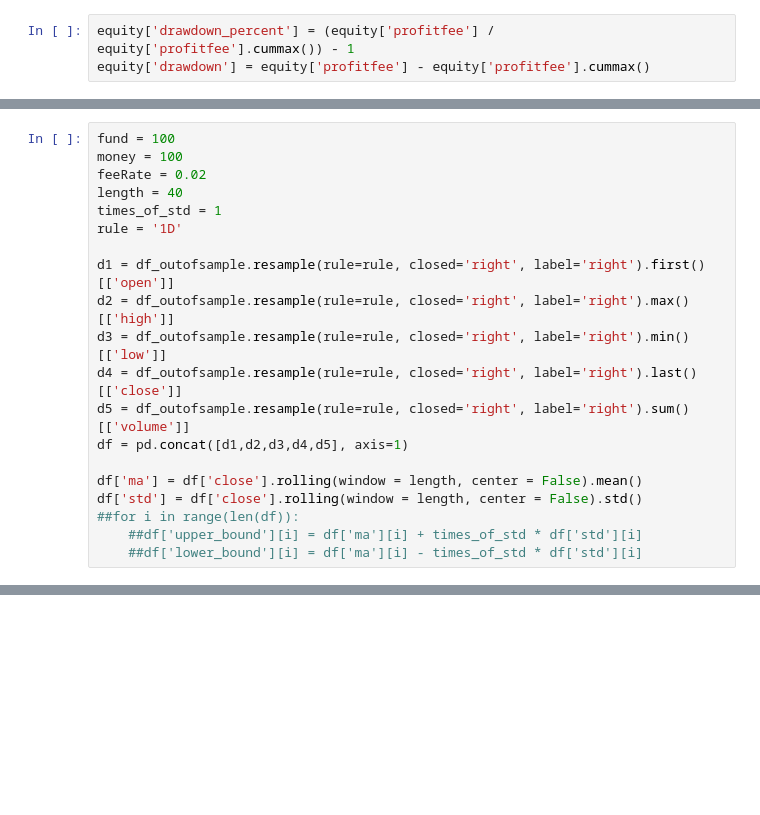
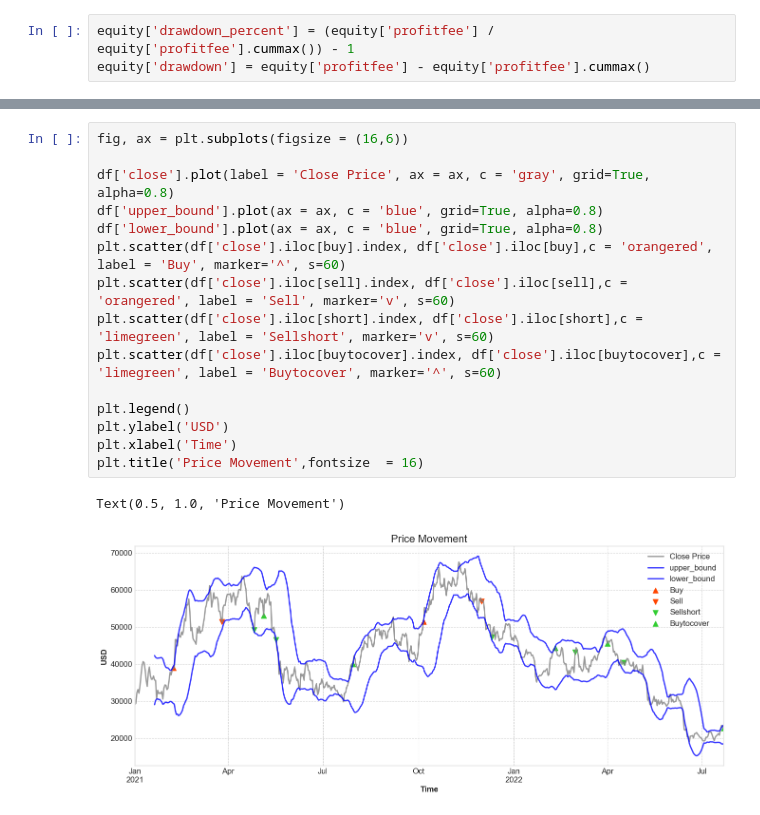
Before and after one commit to AbnerTeng/Quant-Finance, a Jupyter notebook: interact/CTA_backtesting_interact.ipynb, the cells around one changed output, grey strips where cells are left out. Drawn from its saved outputs; the diff is of its cells as text; blank space fills up the shorter version.

```diff
--- a/interact/CTA_backtesting_interact.ipynb
+++ b/interact/CTA_backtesting_interact.ipynb
@@ -431,20 +190,0 @@ sns.heatmap(data = pic).set(title='Calmar Ratio')
-# %%
-fund = 100
-money = 100
-feeRate = 0.02
-length = 40
-times_of_std = 1
-rule = '1D'
-
-d1 = df_outofsample.resample(rule=rule, closed='right', label='right').first()[['open']]
-d2 = df_outofsample.resample(rule=rule, closed='right', label='right').max()[['high']]
-d3 = df_outofsample.resample(rule=rule, closed='right', label='right').min()[['low']]
-d4 = df_outofsample.resample(rule=rule, closed='right', label='right').last()[['close']]
-d5 = df_outofsample.resample(rule=rule, closed='right', label='right').sum()[['volume']]
-df = pd.concat([d1,d2,d3,d4,d5], axis=1)
-
-df['ma'] = df['close'].rolling(window = length, center = False).mean()
-df['std'] = df['close'].rolling(window = length, center = False).std()
-##for i in range(len(df)):
-    ##df['upper_bound'][i] = df['ma'][i] + times_of_std * df['std'][i]
-    ##df['lower_bound'][i] = df['ma'][i] - times_of_std * df['std'][i]
@@ -555,0 +191,18 @@ Text(0.5, 1.0, 'Profit & Drawdown')
+# %%
+fig, ax = plt.subplots(figsize = (16,6))
+
+df['close'].plot(label = 'Close Price', ax = ax, c = 'gray', grid=True, alpha=0.8)
+df['upper_bound'].plot(ax = ax, c = 'blue', grid=True, alpha=0.8)
+df['lower_bound'].plot(ax = ax, c = 'blue', grid=True, alpha=0.8)
+plt.scatter(df['close'].iloc[buy].index, df['close'].iloc[buy],c = 'orangered', label = 'Buy', marker='^', s=60)
+plt.scatter(df['close'].iloc[sell].index, df['close'].iloc[sell],c = 'orangered', label = 'Sell', marker='v', s=60)
+plt.scatter(df['close'].iloc[short].index, df['close'].iloc[short],c = 'limegreen', label = 'Sellshort', marker='v', s=60)
+plt.scatter(df['close'].iloc[buytocover].index, df['close'].iloc[buytocover],c = 'limegreen', label = 'Buytocover', marker='^', s=60)
+
+plt.legend()
+plt.ylabel('USD')
+plt.xlabel('Time')
+plt.title('Price Movement',fontsize  = 16)
+# %% [output]
+Text(0.5, 1.0, 'Price Movement')
+[figure, added]
```
Also changed, not shown: parts of 57 cells of this notebook.
